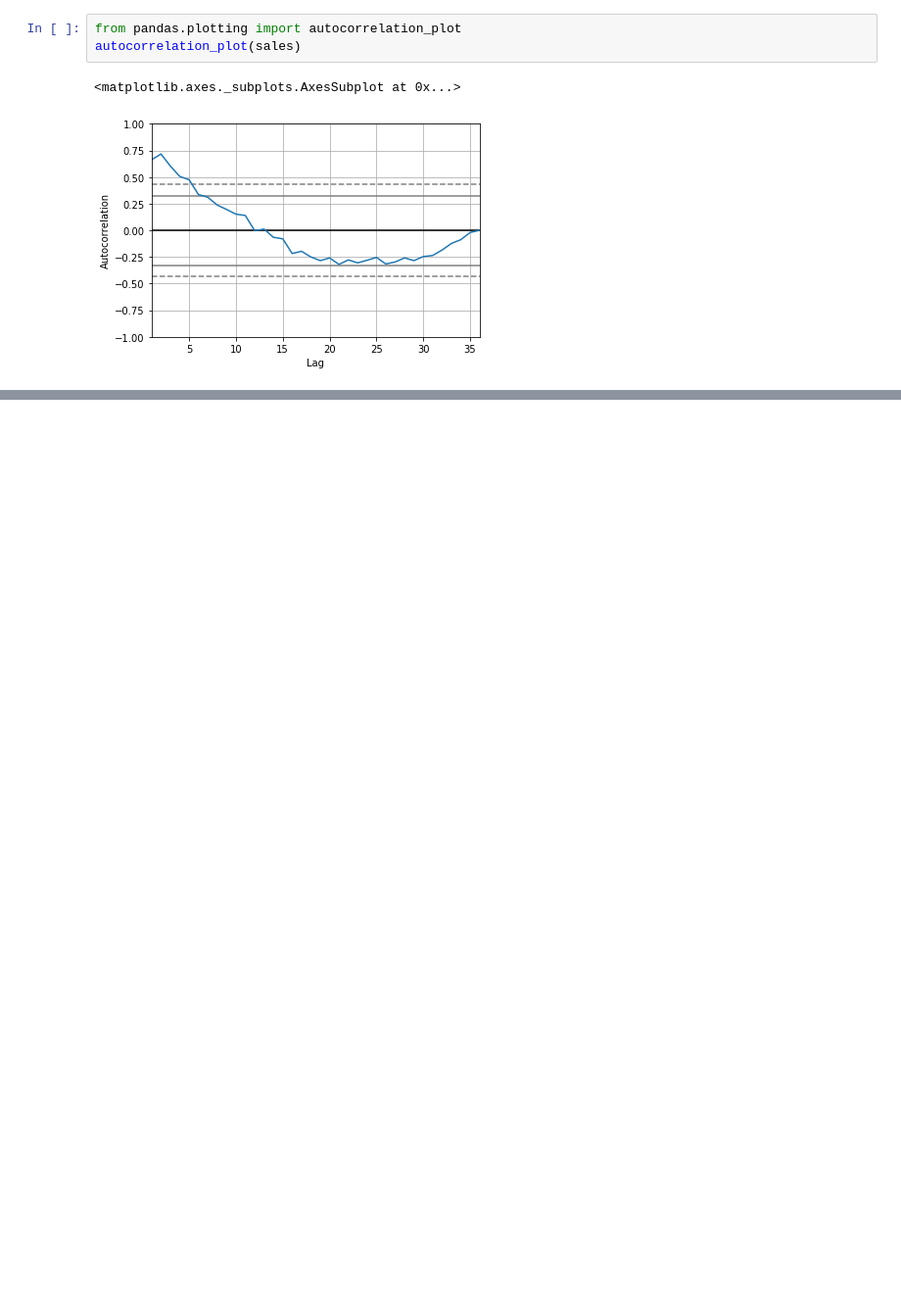
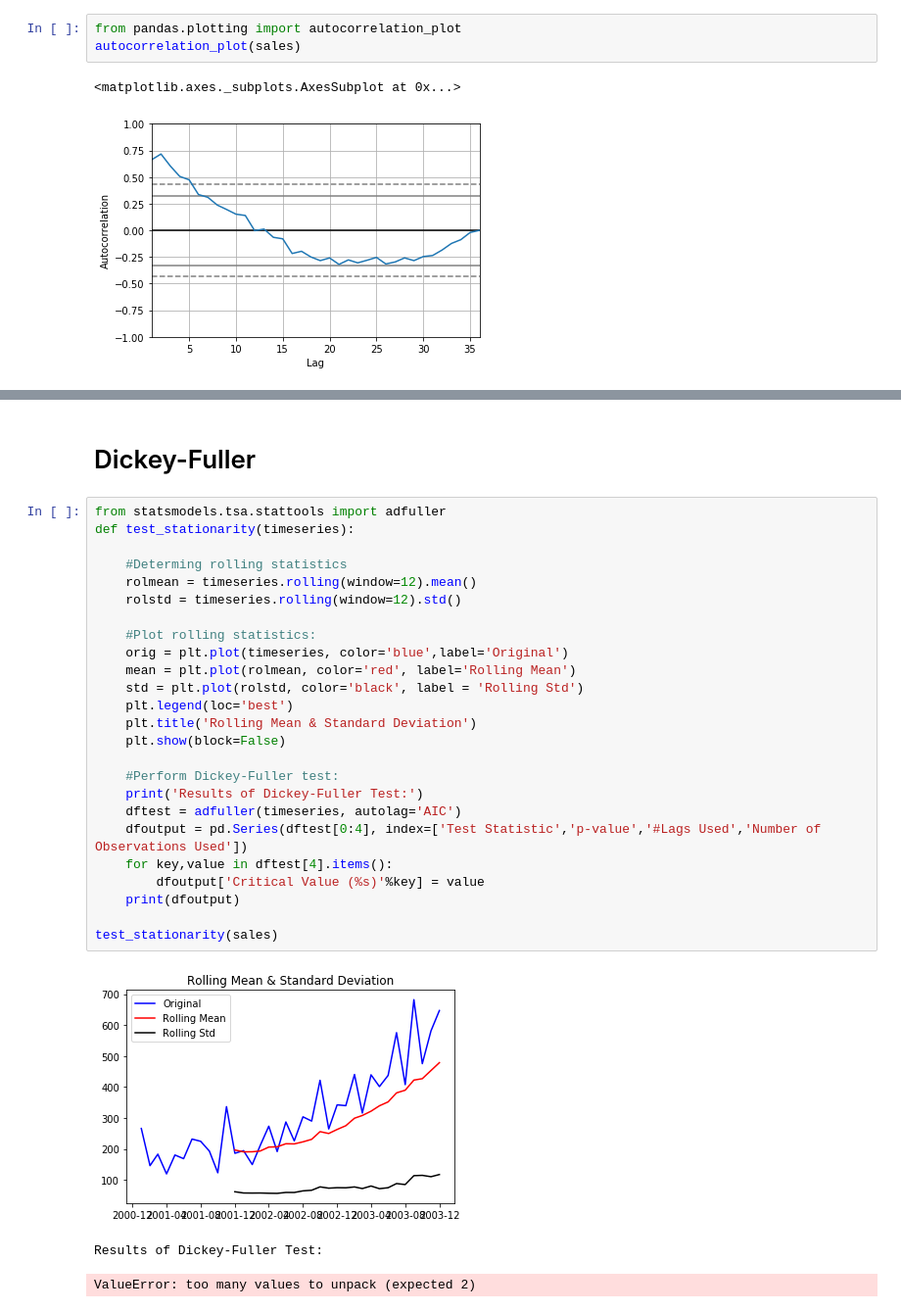
Before and after one commit to vdevigere/ml-labs-macys, a Jupyter notebook: time-series/arima-product-sales.ipynb, the cells around one changed output, grey strips where cells are left out. Shown: that part at 98% size. Cells and saved outputs as stored; diff of their text form; blank space fills up the shorter version.

```diff
--- a/time-series/arima-product-sales.ipynb
+++ b/time-series/arima-product-sales.ipynb
@@ -44,0 +69,31 @@ autocorrelation_plot(sales)
+# %% [markdown]
+# Dickey-Fuller
+# %%
+from statsmodels.tsa.stattools import adfuller
+def test_stationarity(timeseries):
+
+    #Determing rolling statistics
+    rolmean = timeseries.rolling(window=12).mean()
+    rolstd = timeseries.rolling(window=12).std()
+
+    #Plot rolling statistics:
+    orig = plt.plot(timeseries, color='blue',label='Original')
+    mean = plt.plot(rolmean, color='red', label='Rolling Mean')
+    std = plt.plot(rolstd, color='black', label = 'Rolling Std')
+    plt.legend(loc='best')
+    plt.title('Rolling Mean & Standard Deviation')
+    plt.show(block=False)
+
+    #Perform Dickey-Fuller test:
+    print('Results of Dickey-Fuller Test:')
+    dftest = adfuller(timeseries, autolag='AIC')
+    dfoutput = pd.Series(dftest[0:4], index=['Test Statistic','p-value','#Lags Used','Number of Observations Used'])
+    for key,value in dftest[4].items():
+        dfoutput['Critical Value (%s)'%key] = value
+    print(dfoutput)
+
+test_stationarity(sales)
+# %% [output]
+[figure, added]
+Results of Dickey-Fuller Test:
+ValueError: too many values to unpack (expected 2)
```
Also changed, not shown: parts of 13 cells of this notebook, 2 other files.
